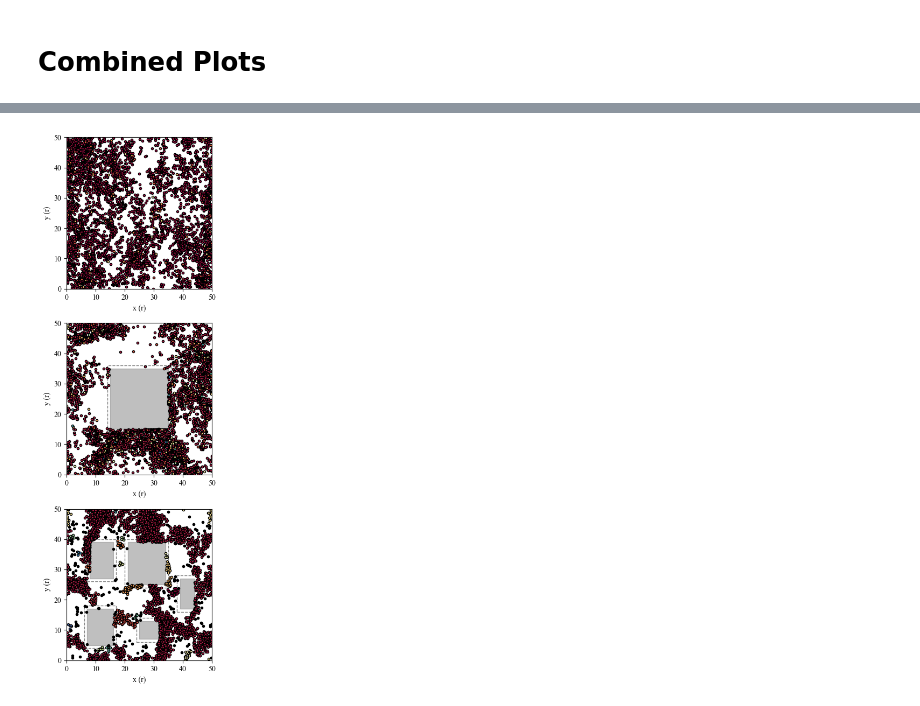
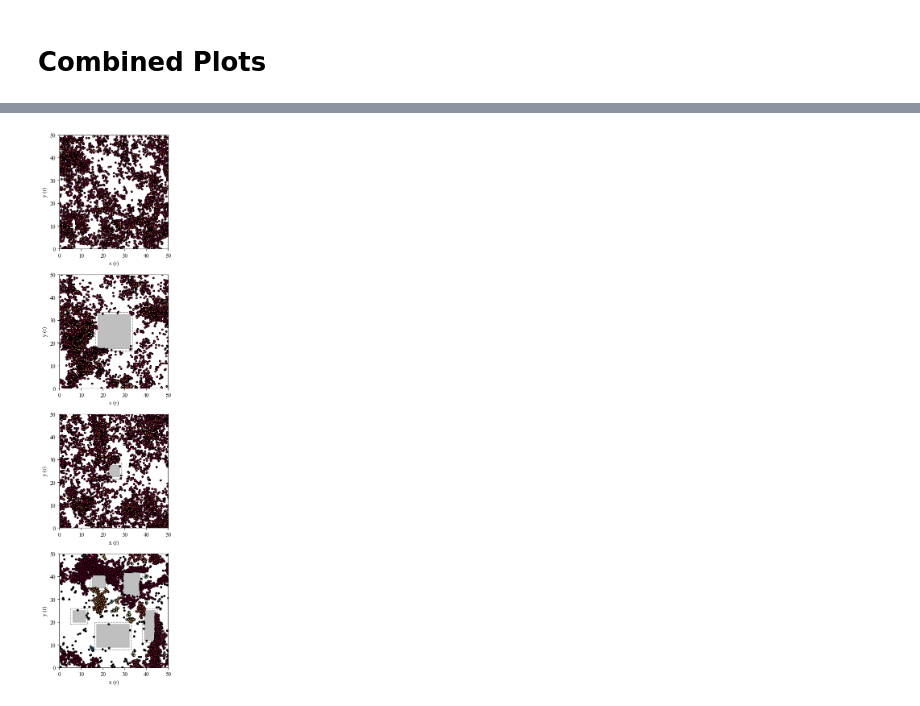
Before and after one commit to Isobelhiggins/Vicsek-Project, a Jupyter notebook: Vicsek_plotting.ipynb, the cells around one changed output, grey strips where cells are left out. Cells and saved outputs as stored; diff of their text form; code cells hidden in the pictures.

Commit message:
plotting

```diff
--- a/Vicsek_plotting.ipynb
+++ b/Vicsek_plotting.ipynb
@@ -981,25 +1399,38 @@ def clusters(positions, L, threshold):
 
     return labels, num_clusters, cluster_particles
 # %%
+# clustering for 0, 1 small, 1 big, and 5 barriers
+
 L = 50
 cluster_threshold = 1.0
-barrier_x_start, barrier_x_end = 15, 35
-barrier_y_start, barrier_y_end = 15, 35
+bbarrier_x_start, bbarrier_x_end = 17.5, 32.5
+bbarrier_y_start, bbarrier_y_end = 17.5, 32.5
 
+# 0
 labels, num_clusters, cluster_particles = clusters(bands_end_pos, L, cluster_threshold)
 bands_labels = set(labels)
 bands_colors = plt.cm.Spectral(np.linspace(0, 1, len(bands_labels)))
 
-labels, num_clusters, cluster_particles = clusters(repulsive_end_pos, L, cluster_threshold)
-repulsive_labels = set(labels)
-repulsive_colors = plt.cm.Spectral(np.linspace(0, 1, len(repulsive_labels)))
+# small
+labels, num_clusters, cluster_particles = clusters(repulsivesmall_end_pos, L, cluster_threshold)
+repulsivesmall_labels = set(labels)
+repulsivesmall_colors = plt.cm.Spectral(np.linspace(0, 1, len(repulsivesmall_labels)))
 
+# big
+labels, num_clusters, cluster_particles = clusters(repulsivebig_end_pos, L, cluster_threshold)
+repulsivebig_labels = set(labels)
+repulsivebig_colors = plt.cm.Spectral(np.linspace(0, 1, len(repulsivebig_labels)))
+
+# 5
 labels, num_clusters, cluster_particles = clusters(city_end_pos, L, cluster_threshold)
 city_labels = set(labels)
 city_colors = plt.cm.Spectral(np.linspace(0, 1, len(city_labels)))
 # %%
-fig, (ax1, ax2, ax3) = plt.subplots(3, 1, figsize = (3.5, 10.5))
+fig, (ax1, ax2, ax3, ax4) = plt.subplots(4, 1, figsize = (3.5, 14))
 
+# visualising particle clustering for 0, 1 small, 1 big, and 5 barriers
+
+# 0
 for k, col in zip(bands_labels, bands_colors):
     if k == -1:
         col = "k"
@@ -1016,47 +1447,69 @@ ax1.set_yticks(range(0, 51, 10))
 ax1.set_xlim(0, 50)
 ax1.set_ylim(0, 50)
 
-ax2.add_patch(plt.Rectangle((barrier_x_start, barrier_y_start), barrier_x_end - barrier_x_start, barrier_y_end - barrier_y_start, color = "grey", alpha = 0.5))
-ax2.add_patch(plt.Rectangle((barrier_x_start - boundary, barrier_y_start - boundary), (barrier_x_end + boundary) - (barrier_x_start - boundary), (barrier_y_end + boundary) - (barrier_y_start - boundary), edgecolor = "grey", fill = False, linestyle = "--"))
+# small
+ax2.add_patch(plt.Rectangle((sbarrier_x_start, sbarrier_y_start), sbarrier_x_end - sbarrier_x_start, sbarrier_y_end - sbarrier_y_start, color = "grey", alpha = 0.5))
+ax2.add_patch(plt.Rectangle((sbarrier_x_start - boundary, sbarrier_y_start - boundary), (sbarrier_x_end + boundary) - (sbarrier_x_start - boundary), (sbarrier_y_end + boundary) - (sbarrier_y_start - boundary), edgecolor = "grey", fill = False, linestyle = "--"))
 
-for k, col in zip(repulsive_labels, repulsive_colors):
+for k, col in zip(repulsivesmall_labels, repulsivesmall_colors):
     if k == -1:
         col = "k"
 
     class_member_mask = (labels == k)
 
-    xy = repulsive_end_pos[class_member_mask]
+    xy = repulsivesmall_end_pos[class_member_mask]
     ax2.plot(xy[:, 0], xy[:, 1], "o", markerfacecolor = col, markeredgecolor = "k", markersize = 3)
 
 ax2.set_xlabel("x (r)")
 ax2.set_ylabel("y (r)")
 ax2.set_xticks(range(0, 51, 10))
 ax2.set_yticks(range(0, 51, 10))
 ax2.set_xlim(0, 50)
 ax2.set_ylim(0, 50)
 
-for barrier_x_start, barrier_x_end, barrier_y_start, barrier_y_end in city_barriers:
-    ax3.add_patch(plt.Rectangle((barrier_x_start, barrier_y_start), barrier_x_end - barrier_x_start, barrier_y_end - barrier_y_start, color = "grey", alpha = 0.5))
-    ax3.add_patch(plt.Rectangle((barrier_x_start - boundary, barrier_y_start - boundary), (barrier_x_end + boundary) - (barrier_x_start - boundary), (barrier_y_end + boundary) - (barrier_y_start - boundary), edgecolor = "grey", fill = False, linestyle = "--"))
+# big
+ax3.add_patch(plt.Rectangle((bbarrier_x_start, bbarrier_y_start), bbarrier_x_end - bbarrier_x_start, bbarrier_y_end - bbarrier_y_start, color = "grey", alpha = 0.5))
+ax3.add_patch(plt.Rectangle((bbarrier_x_start - boundary, bbarrier_y_start - boundary), (bbarrier_x_end + boundary) - (bbarrier_x_start - boundary), (bbarrier_y_end + boundary) - (bbarrier_y_start - boundary), edgecolor = "grey", fill = False, linestyle = "--"))
 
-for k, col in zip(city_labels, city_colors):
+for k, col in zip(repulsivebig_labels, repulsivebig_colors):
     if k == -1:
         col = "k"
 
     class_member_mask = (labels == k)
 
-    xy = city_end_pos[class_member_mask]
+    xy = repulsivebig_end_pos[class_member_mask]
     ax3.plot(xy[:, 0], xy[:, 1], "o", markerfacecolor = col, markeredgecolor = "k", markersize = 3)
 
 ax3.set_xlabel("x (r)")
 ax3.set_ylabel("y (r)")
 ax3.set_xticks(range(0, 51, 10))
 ax3.set_yticks(range(0, 51, 10))
 ax3.set_xlim(0, 50)
 ax3.set_ylim(0, 50)
 
+# 5
+for cbarrier_x_start, cbarrier_x_end, cbarrier_y_start, cbarrier_y_end in city_barriers:
+    ax4.add_patch(plt.Rectangle((cbarrier_x_start, cbarrier_y_start), cbarrier_x_end - cbarrier_x_start, cbarrier_y_end - cbarrier_y_start, color = "grey", alpha = 0.5))
+    ax4.add_patch(plt.Rectangle((cbarrier_x_start - boundary, cbarrier_y_start - boundary), (cbarrier_x_end + boundary) - (cbarrier_x_start - boundary), (cbarrier_y_end + boundary) - (cbarrier_y_start - boundary), edgecolor = "grey", fill = False, linestyle = "--"))
+
+for k, col in zip(city_labels, city_colors):
+    if k == -1:
+        col = "k"
+
+    class_member_mask = (labels == k)
+
+    xy = city_end_pos[class_member_mask]
+    ax4.plot(xy[:, 0], xy[:, 1], "o", markerfacecolor = col, markeredgecolor = "k", markersize = 3)
+
+ax4.set_xlabel("x (r)")
+ax4.set_ylabel("y (r)")
+ax4.set_xticks(range(0, 51, 10))
+ax4.set_yticks(range(0, 51, 10))
+ax4.set_xlim(0, 50)
+ax4.set_ylim(0, 50)
+
 plt.tight_layout()
 # plt.savefig("city_clustervis.png", dpi = 300)
 plt.show()
 # %% [output]
-[figure, old version]
+[figure, new version]
```
Also changed, not shown: parts of 84 cells of this notebook.
